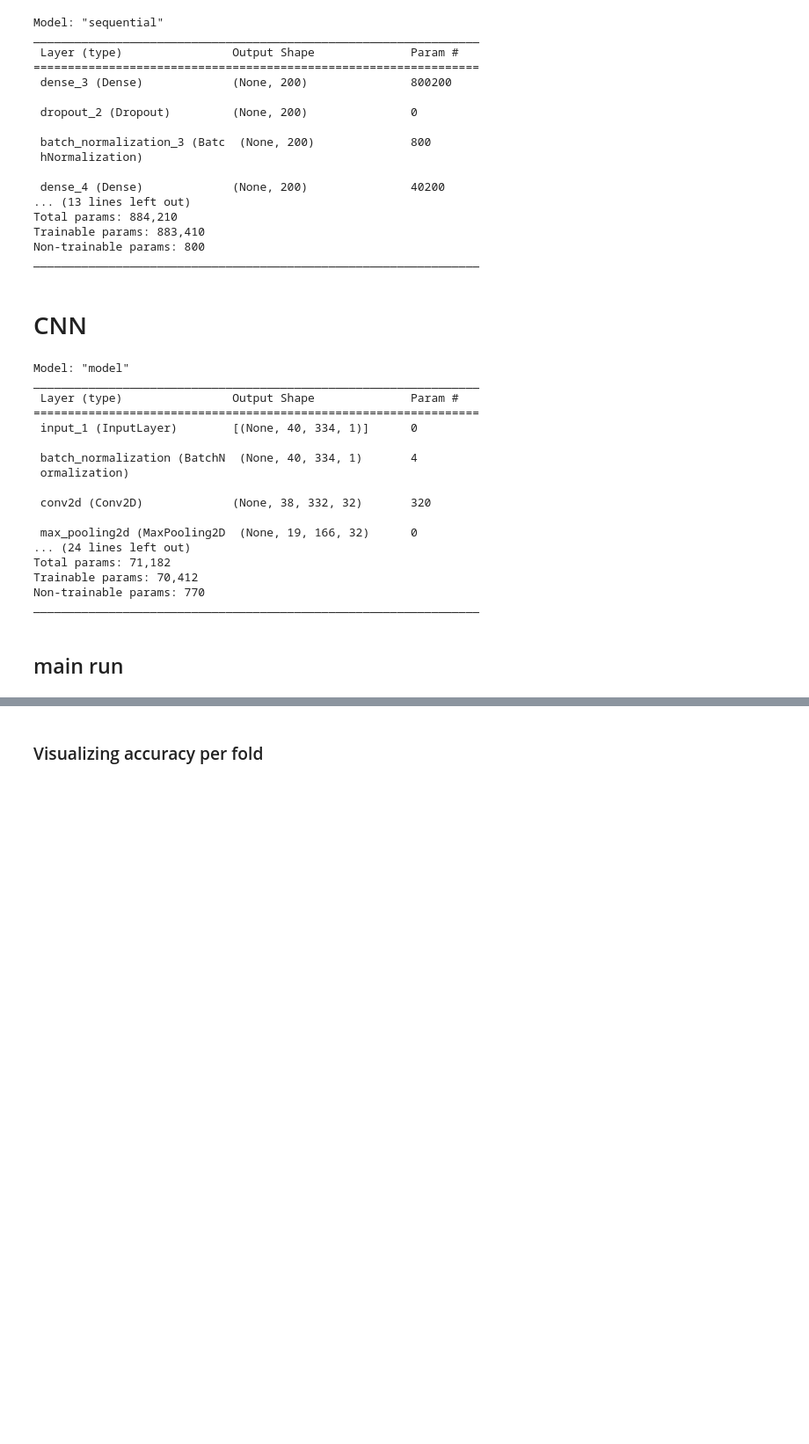
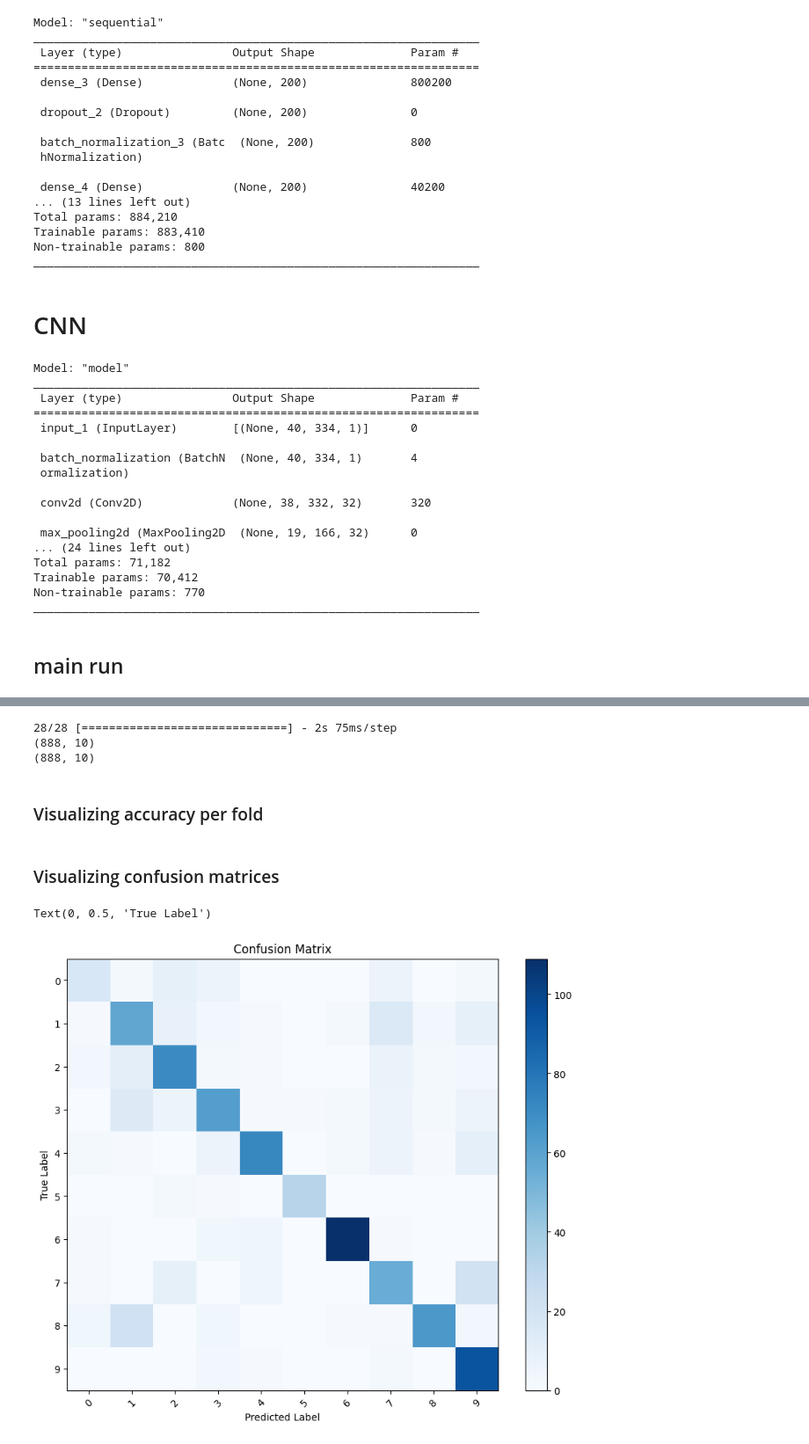
Before and after one commit to Gonto03/AC-II-project, a Jupyter notebook: CNN.ipynb, the cells around one changed output, grey strips where cells are left out. Shown at 88% size. Cells and saved outputs as stored; diff of their text form; code cells hidden in the pictures; blank space fills up the shorter version.

Commit message:
model adjusting and confusion matrix

```diff
--- a/CNN.ipynb
+++ b/CNN.ipynb
@@ -279,7 +280,7 @@ for i in range(10):
     y_test = np.array(test_df['label'].tolist())
 
     # training the MLP
-    n_epochs_mlp = 50
+    n_epochs_mlp = 100
     n_batch_size_mlp = 32
     mlp.fit(X_train, y_train, batch_size=n_batch_size_mlp, epochs=n_epochs_mlp, validation_data=(X_test, y_test))
     y_pred = mlp.predict(X_test,n_batch_size_mlp)
@@ -287,8 +288,12 @@ for i in range(10):
     # performance metrics for MLP
     accuracy = mlp.evaluate(X_test,y_test,verbose=0)[1]
     mlp_accuracies.append(accuracy)
-    mlp_conf_matrix = multilabel_confusion_matrix(y_test, np.rint(y_pred))
+    y_pred = np.argmax(y_pred, axis=1)
+    y_test = np.argmax(y_test, axis=1)
+    mlp_conf_matrix = confusion_matrix(y_test, y_pred)
     print(mlp_conf_matrix)
+    # mlp_conf_matrix = multilabel_confusion_matrix(y_test, np.rint(y_pred))
+    # print(mlp_conf_matrix)
     mlp_conf_matrices.append(mlp_conf_matrix)
 
     print(f"\nMLP - fold {i+1} done\n")
@@ -311,10 +316,13 @@ for i in range(10):
     # performance metrics for CNN
     accuracy = cnn.evaluate(X_test,y_test,verbose=0)[1]
     cnn_accuracies.append(accuracy)
-    cnn_conf_matrix = multilabel_confusion_matrix(y_test, np.rint(y_pred))
+    y_pred = np.argmax(y_pred, axis=1)
+    y_test = np.argmax(y_test, axis=1)
+    cnn_conf_matrix = confusion_matrix(y_test, y_pred)
     cnn_conf_matrices.append(cnn_conf_matrix)
 
     print(f"\nCNN - fold {i+1} done\n")
+    break
 
 mlp_avg_accuracy = np.mean(mlp_accuracies)
 mlp_std_dev_accuracy = np.std(mlp_accuracies)
@@ -367,3 +338,24 @@ print(avg_conf_matrix)
+# %%
+i=1
+train_df = mfcc_df.drop(mfcc_df[mfcc_df['fold'] == i+1].index)
+test_df = mfcc_df.drop(mfcc_df[mfcc_df['fold'] != i+1].index)
+
+X_train = np.array(train_df['mfcc'].tolist())
+X_test = np.array(test_df['mfcc'].tolist())
+y_train = np.array(train_df['label'].tolist())
+y_test = np.array(test_df['label'].tolist())
+y_pred = cnn.predict(X_test,n_batch_size_cnn)
+
+print(y_test.shape)
+print(y_pred.shape)
+# %% [output]
+28/28 [==============================] - 2s 75ms/step
+(888, 10)
+(888, 10)
+# %%
+y_pred = np.argmax(y_pred, axis=1)
+y_test = np.argmax(y_test, axis=1)
+test = confusion_matrix(y_test,y_pred)
 # %% [markdown]
 ### Visualizing accuracy per fold
 # %%
@@ -373,3 +365,22 @@ plt.title('Box Plot of Accuracy Across Folds')
 plt.xlabel('Fold Number')
 plt.ylabel('Accuracy')
 plt.show()
+# %% [markdown]
+### Visualizing confusion matrices
+# %%
+# Display the confusion matrix
+plt.figure(figsize=(10, 8))
+plt.imshow(test, interpolation='nearest', cmap=plt.cm.Blues)
+plt.title('Confusion Matrix')
+plt.colorbar()
+
+classes = [str(i) for i in range(10)]  # Adjust class labels based on your task
+tick_marks = np.arange(len(classes))
+plt.xticks(tick_marks, classes, rotation=45)
+plt.yticks(tick_marks, classes)
+
+plt.xlabel('Predicted Label')
+plt.ylabel('True Label')
+# %% [output]
+Text(0, 0.5, 'True Label')
+[figure, added]
```
Also changed, not shown: parts of 7 cells of this notebook, 2 other files.
